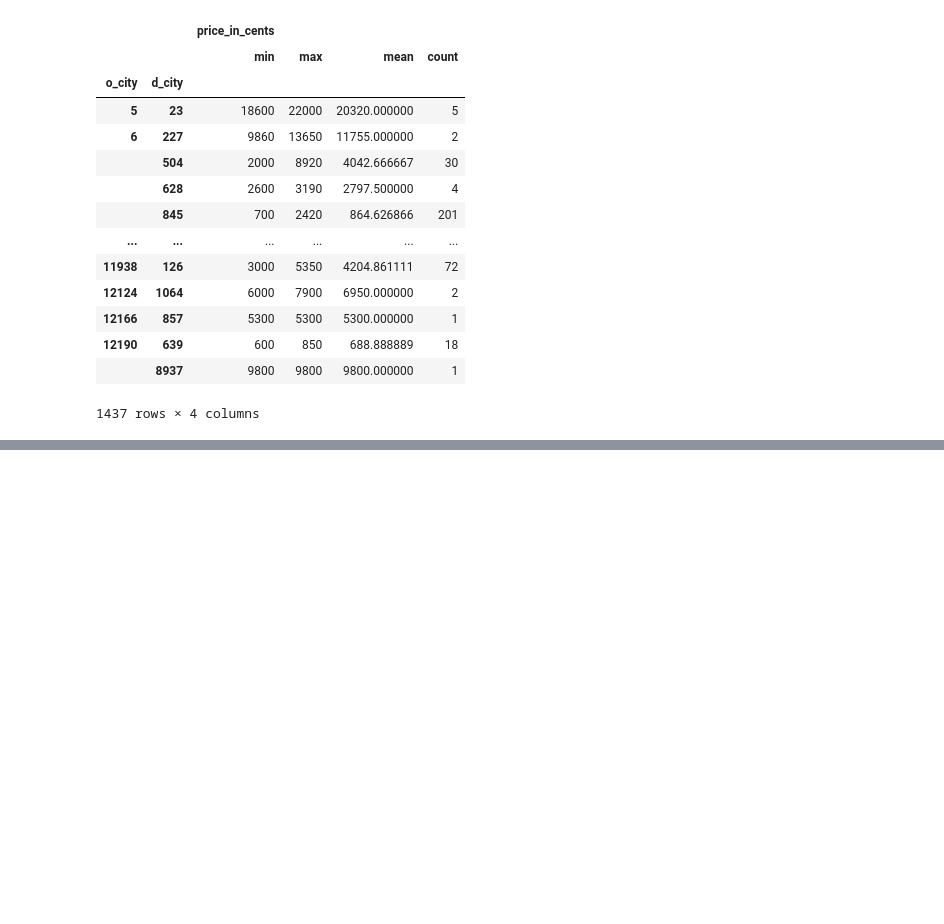
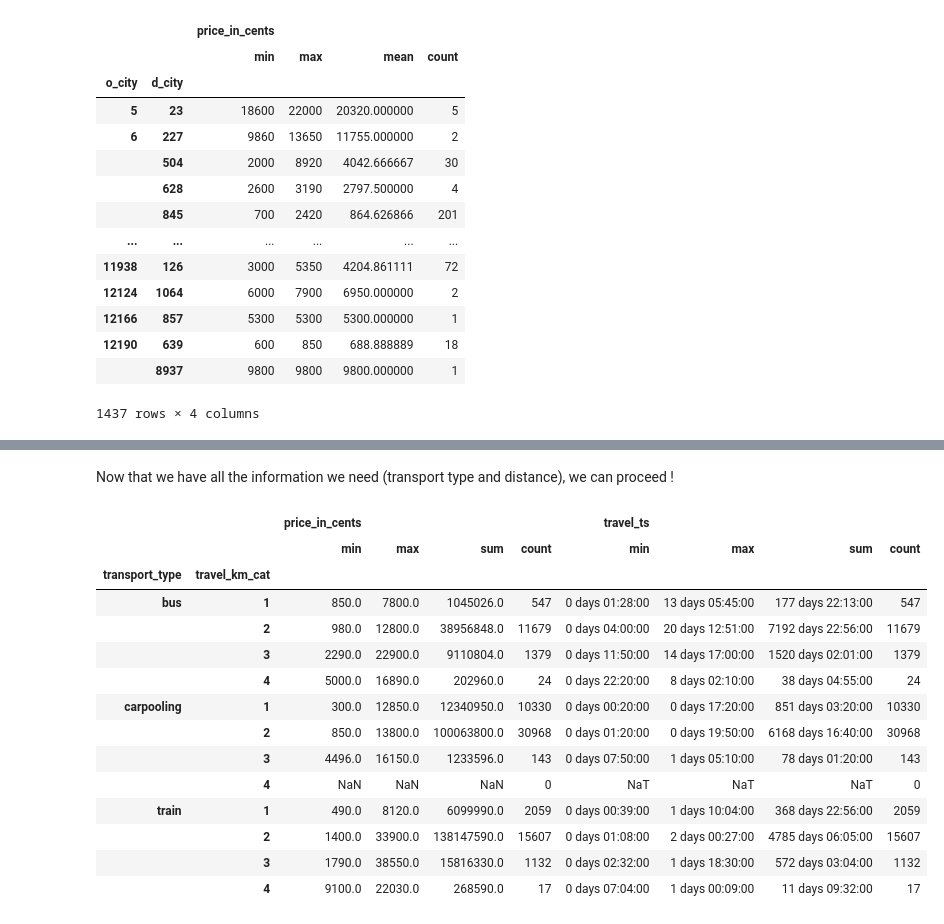
Before and after one commit to vinsJ/Tictactrip, a Jupyter notebook: DATA@DEBANDE-VINCENT.ipynb, the cells around one changed output, grey strips where cells are left out. Drawn from its saved outputs; the diff is of its cells as text; code cells hidden in the pictures; blank space fills up the shorter version.

```diff
--- a/DATA@DEBANDE-VINCENT.ipynb
+++ b/DATA@DEBANDE-VINCENT.ipynb
@@ -198,0 +509,11 @@ datetime.datetime(2017, 10, 13, 14, 0, tzinfo=datetime.timezone.utc)
+# %%
+distances = dict()
+
+for trajects in trajects_Test.index:
+    distances[trajects] = computeKmTrajects(trajects[0], trajects[1], trajects[2], trajects[3], trajects[4])
+# %%
+def assignDistance(o_city, d_city, middle_stations = -1, o_station = -1, d_station = -1):
+    return distances[(o_city,d_city,middle_stations,o_station,d_station)]
+# %%
+tickets2['travel_km'] = tickets2.apply(lambda x: assignDistance(x['o_city'], x['d_city'], x['middle_stations'], x['o_station'], x['d_station']), axis = 1)
+tickets2
@@ -198,0 +538,3 @@ datetime.datetime(2017, 10, 13, 14, 0, tzinfo=datetime.timezone.utc)
+# %%
+tickets2['travel_km_cat'] = pd.cut(x=tickets2['travel_km'], bins = [0, 200, 800, 2000, np.inf], labels = [1,2,3,4], include_lowest = True)
+tickets2
@@ -198,0 +555,21 @@ datetime.datetime(2017, 10, 13, 14, 0, tzinfo=datetime.timezone.utc)
+# %% [markdown]
+Now that we have all the information we need (transport type and distance), we can proceed !
+# %%
+transport_travel = tickets2.groupby(['transport_type','travel_km_cat'])[['price_in_cents','travel_ts']].agg(['min','max', 'sum', 'count'])
+transport_travel
+# %% [output]
+|  |  | price_in_cents |  |  |  | travel_ts |  |  |  |
+|  |  | min | max | sum | count | min | max | sum | count |
+| transport_type | travel_km_cat |  |  |  |  |  |  |  |  |
+| bus | 1 | 850.0 | 7800.0 | 1045026.0 | 547 | 0 days 01:28:00 | 13 days 05:45:00 | 177 days 22:13:00 | 547 |
+|  | 2 | 980.0 | 12800.0 | 38956848.0 | 11679 | 0 days 04:00:00 | 20 days 12:51:00 | 7192 days 22:56:00 | 11679 |
+|  | 3 | 2290.0 | 22900.0 | 9110804.0 | 1379 | 0 days 11:50:00 | 14 days 17:00:00 | 1520 days 02:01:00 | 1379 |
+|  | 4 | 5000.0 | 16890.0 | 202960.0 | 24 | 0 days 22:20:00 | 8 days 02:10:00 | 38 days 04:55:00 | 24 |
+| carpooling | 1 | 300.0 | 12850.0 | 12340950.0 | 10330 | 0 days 00:20:00 | 0 days 17:20:00 | 851 days 03:20:00 | 10330 |
+|  | 2 | 850.0 | 13800.0 | 100063800.0 | 30968 | 0 days 01:20:00 | 0 days 19:50:00 | 6168 days 16:40:00 | 30968 |
+|  | 3 | 4496.0 | 16150.0 | 1233596.0 | 143 | 0 days 07:50:00 | 1 days 05:10:00 | 78 days 01:20:00 | 143 |
+|  | 4 | NaN | NaN | NaN | 0 | NaT | NaT | NaT | 0 |
+| train | 1 | 490.0 | 8120.0 | 6099990.0 | 2059 | 0 days 00:39:00 | 1 days 10:04:00 | 368 days 22:56:00 | 2059 |
+|  | 2 | 1400.0 | 33900.0 | 138147590.0 | 15607 | 0 days 01:08:00 | 2 days 00:27:00 | 4785 days 06:05:00 | 15607 |
+|  | 3 | 1790.0 | 38550.0 | 15816330.0 | 1132 | 0 days 02:32:00 | 1 days 18:30:00 | 572 days 03:04:00 | 1132 |
+|  | 4 | 9100.0 | 22030.0 | 268590.0 | 17 | 0 days 07:04:00 | 1 days 00:09:00 | 11 days 09:32:00 | 17 |
```
Also changed, not shown: parts of 32 cells of this notebook.
